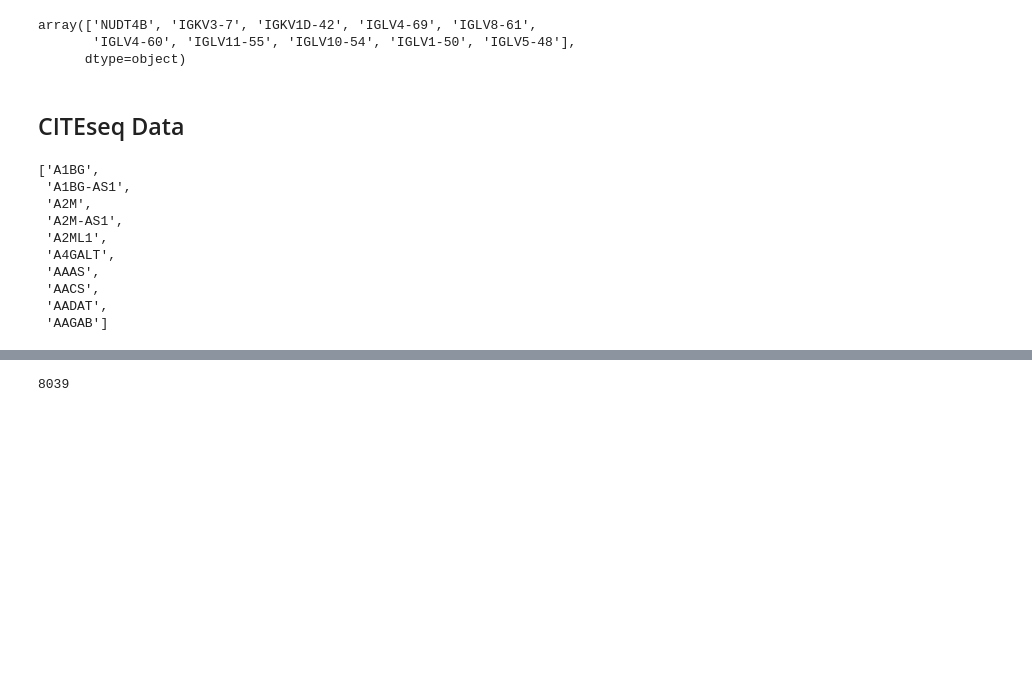
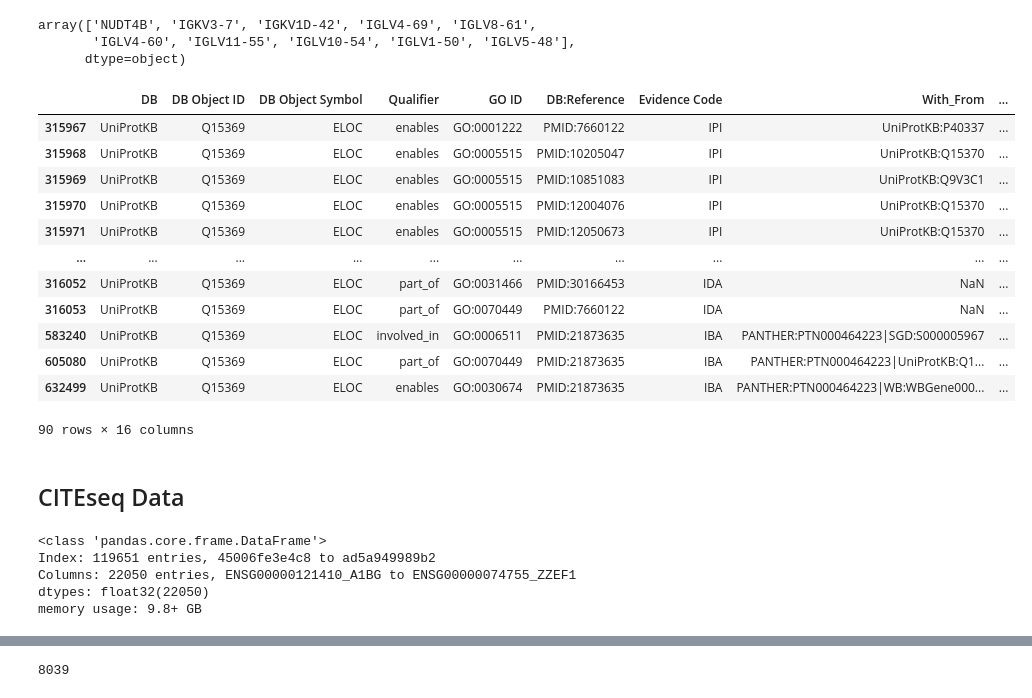
Before and after one commit to IMOKURI/kaggle-multimodal-single-cell-integration, a Jupyter notebook: notebook/GO-Ontology.ipynb, the cells around one changed output, grey strips where cells are left out. Drawn from its saved outputs; the diff is of its cells as text; code cells hidden in the pictures; blank space fills up the shorter version.

```diff
--- a/notebook/GO-Ontology.ipynb
+++ b/notebook/GO-Ontology.ipynb
@@ -54,5 +56,7 @@ c_main = OmegaConf.load("../working/config/main.yaml")
 c_preprocess_params = OmegaConf.load("../working/config/preprocess_params.yaml")
 c = OmegaConf.merge(c_main, c_preprocess_params)
 
+c.global_params.data = "cite"
+
 fix_seed(choice_seed(c))
 # %% [output]
@@ -164,23 +168,33 @@ symbols[:10]
 array(['NUDT4B', 'IGKV3-7', 'IGKV1D-42', 'IGLV4-69', 'IGLV8-61',
        'IGLV4-60', 'IGLV11-55', 'IGLV10-54', 'IGLV1-50', 'IGLV5-48'],
       dtype=object)
+# %%
+goa[goa["DB Object Symbol"] == "ELOC"]
+# %% [output]
+|  | DB | DB Object ID | DB Object Symbol | Qualifier | GO ID | DB:Reference | Evidence Code | With_From | ... |
+| 315967 | UniProtKB | Q15369 | ELOC | enables | GO:0001222 | PMID:7660122 | IPI | UniProtKB:P40337 | ... |
+| 315968 | UniProtKB | Q15369 | ELOC | enables | GO:0005515 | PMID:10205047 | IPI | UniProtKB:Q15370 | ... |
+| 315969 | UniProtKB | Q15369 | ELOC | enables | GO:0005515 | PMID:10851083 | IPI | UniProtKB:Q9V3C1 | ... |
+| 315970 | UniProtKB | Q15369 | ELOC | enables | GO:0005515 | PMID:12004076 | IPI | UniProtKB:Q15370 | ... |
+| 315971 | UniProtKB | Q15369 | ELOC | enables | GO:0005515 | PMID:12050673 | IPI | UniProtKB:Q15370 | ... |
+| ... | ... | ... | ... | ... | ... | ... | ... | ... | ... |
+| 316052 | UniProtKB | Q15369 | ELOC | part_of | GO:0031466 | PMID:30166453 | IDA | NaN | ... |
+| 316053 | UniProtKB | Q15369 | ELOC | part_of | GO:0070449 | PMID:7660122 | IDA | NaN | ... |
+| 583240 | UniProtKB | Q15369 | ELOC | involved_in | GO:0006511 | PMID:21873635 | IBA | PANTHER:PTN000464223|SGD:S000005967 | ... |
+| 605080 | UniProtKB | Q15369 | ELOC | part_of | GO:0070449 | PMID:21873635 | IBA | PANTHER:PTN000464223|UniProtKB:Q1... | ... |
+| 632499 | UniProtKB | Q15369 | ELOC | enables | GO:0030674 | PMID:21873635 | IBA | PANTHER:PTN000464223|WB:WBGene000... | ... |
+90 rows × 16 columns
 # %% [markdown]
 ## CITEseq Data
 # %%
 num_train = len(input.train_cite_inputs)
 # %%
 df = pd.concat([input.train_cite_inputs, input.test_cite_inputs])
-# %%
-cols = [col.split("_")[1] for col in df.columns]
-cols[:10]
-# %% [output]
-['A1BG',
- 'A1BG-AS1',
- 'A2M',
- 'A2M-AS1',
- 'A2ML1',
- 'A4GALT',
- 'AAAS',
- 'AACS',
- 'AADAT',
- 'AAGAB']
+# %%
+df.info()
+# %% [output]
+<class 'pandas.core.frame.DataFrame'>
+Index: 119651 entries, 45006fe3e4c8 to ad5a949989b2
+Columns: 22050 entries, ENSG00000121410_A1BG to ENSG00000074755_ZZEF1
+dtypes: float32(22050)
+memory usage: 9.8+ GB
```
Also changed, not shown: parts of 49 cells of this notebook, 3 other files.
